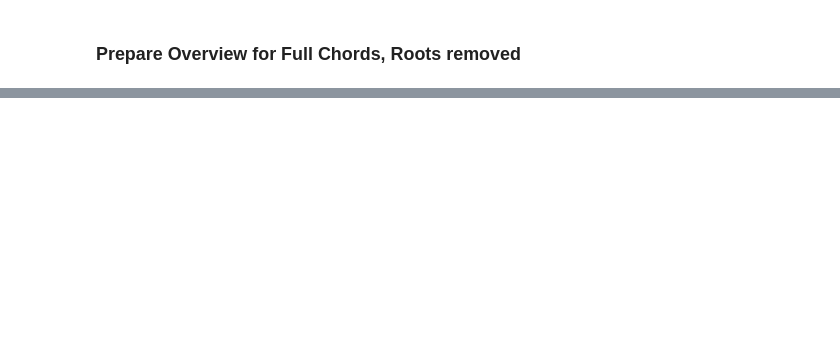
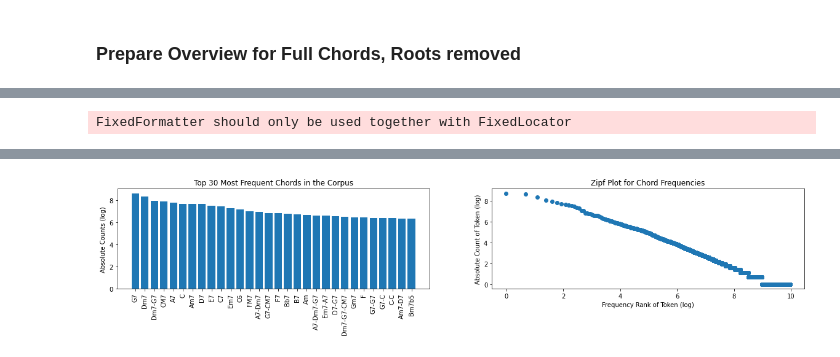
Before and after one commit to 11doris/jazz-tunes-similarity, a Jupyter notebook: 92_chord_summary_statistics.ipynb, the cells around one changed output, grey strips where cells are left out. Saved outputs shown, nothing was run; the diff lists cells and outputs as text; code cells hidden in the pictures; blank space fills up the shorter version.

```diff
--- a/92_chord_summary_statistics.ipynb
+++ b/92_chord_summary_statistics.ipynb
@@ -71,0 +323,5 @@ df_noroot.head(100)
+# %%
+chords_preprocess = 'chordsBasic'
+prep = PrepareData(chords_preprocess, ngrams=ngrams)
+df = corpus_chord_ngram(prep, prep.ngrams)
+df = df['chords']
@@ -71,0 +333,3 @@ df_noroot.head(100)
+# %%
+df_chords = raw_chords_to_df(df)
+df_chords.head()
@@ -71,0 +343,4 @@ df_noroot.head(100)
+# %%
+plot_zipf(df_chords)
+# %% [output]
+FixedFormatter should only be used together with FixedLocator
@@ -71,0 +348 @@ df_noroot.head(100)
+[figure, added]
```
Also changed, not shown: parts of 35 cells of this notebook.
